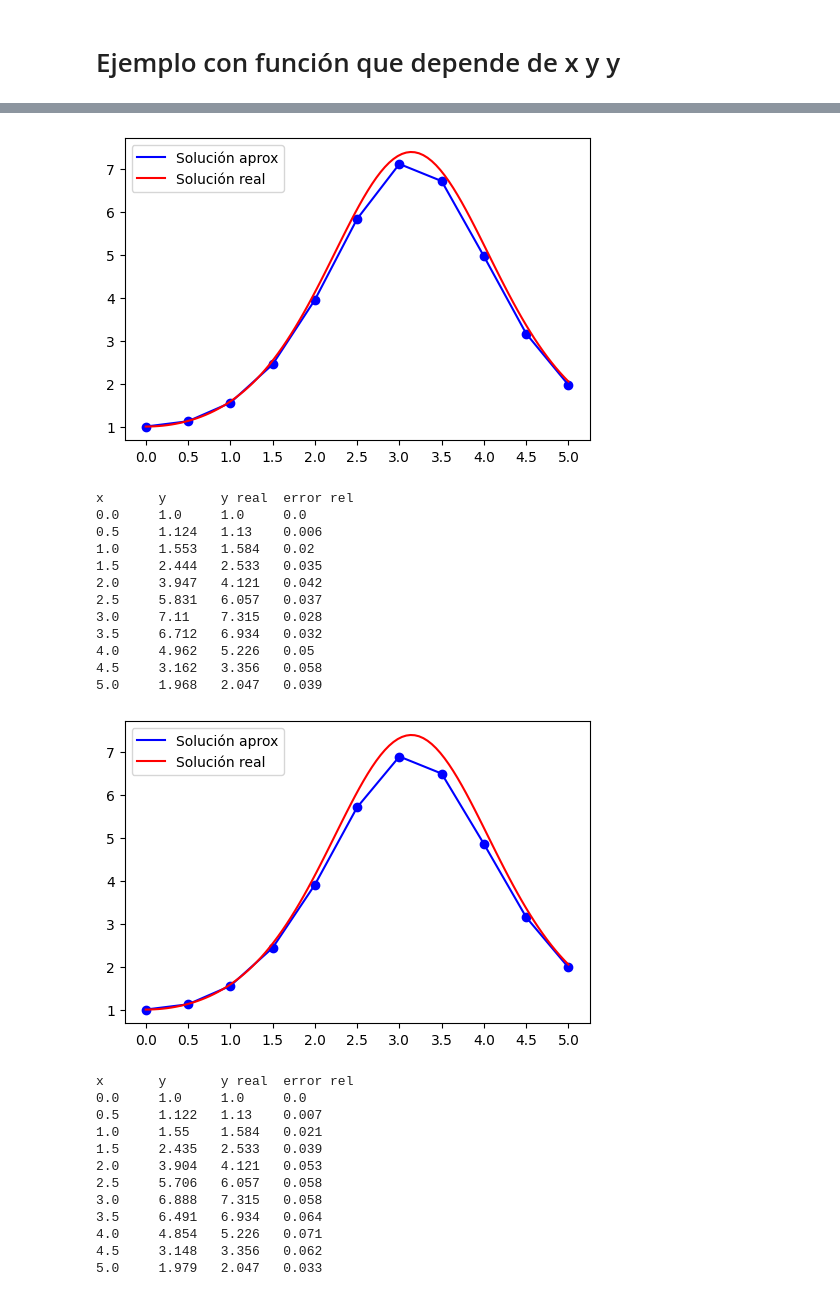
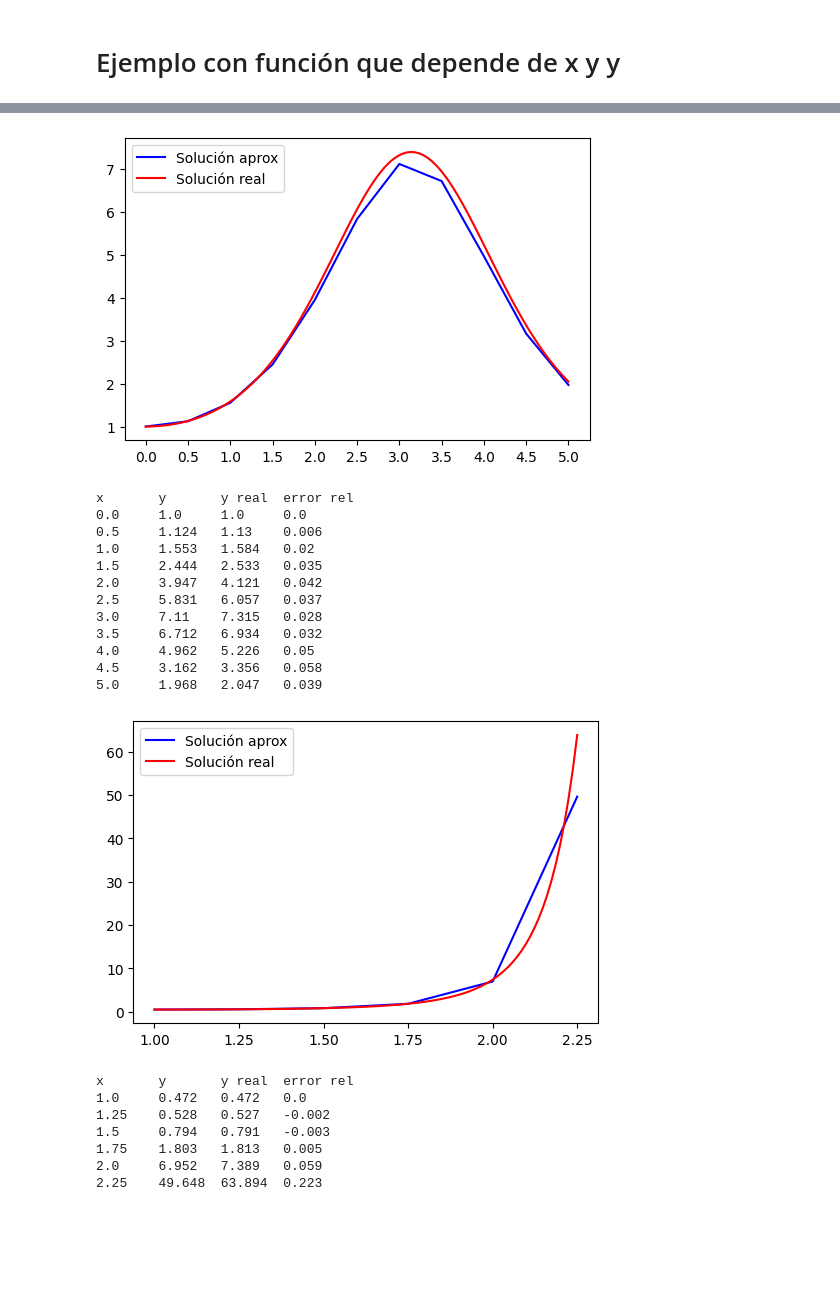
Before and after one commit to gmauricio-toledo/UNISON-teaching, a Jupyter notebook: EDO.ipynb, the cells around one changed output, grey strips where cells are left out. Drawn from its saved outputs; the diff is of its cells as text; code cells hidden in the pictures; blank space fills up the shorter version.

```diff
--- a/EDO.ipynb
+++ b/EDO.ipynb
@@ -138,7 +142,7 @@ x       y       y real  error rel
 # %%
 from edo import EulerEDO, load_example
 
-example = load_example(1)
+example = load_example(4)
 
 a = example['a']
 b = example['b']
@@ -148,10 +152,6 @@ sol = example['sol']
 x0 = example['x0']
 y0 = example['y0']
 
+print(f"a={a}, b={b}, h={h}")
 print(f"f(x,y)={example['function_f']}")
-
-solver = EulerEDO(f,sol=sol)
-solver.fit(a,b,h,x0,y0,method='Euler')
-solver.plot(plot_nodes=True)
-solver.table()
 # %% [output]
@@ -204,0 +174,5 @@ x       y       y real  error rel
+# %%
+solver = EulerEDO(f,sol=sol)
+solver.fit(a,b,h,x0,y0,method='Heun')
+solver.plot(plot_nodes=False)
+solver.table()
@@ -205,12 +199,10 @@ x       y       y real  error rel
 # %%
-from edo import EulerEDO
-
 solver = EulerEDO(f,sol=sol)
 solver.fit(a,b,h,x0,y0,method='Mid')
-solver.plot(plot_nodes=True)
+solver.plot(plot_nodes=False)
 solver.table()
 # %% [output]
-[figure, old version]
+[figure, new version]
 x       y       y real  error rel
 0.0     1.0     1.0     0.0
 0.5     1.124   1.13    0.006
@@ -224,24 +216,23 @@ x       y       y real  error rel
 4.5     3.162   3.356   0.058
 5.0     1.968   2.047   0.039
 # %%
-from edo import RungeKutta2
+from edo import RungeKutta
 
-solver = RungeKutta2(f=f,sol=sol,a2=2/3)
-solver.fit(a,b,h,x0,y0)
-solver.plot(plot_nodes=True)
+solver = RungeKutta(f=example['f'],
+                    sol=example['sol'],
+                    order=3)
+solver.fit(a,b,h,
+            example['x0'],
+            example['y0'])
+solver.plot(plot_nodes=False)
 solver.table()
 # %% [output]
-[figure, old version]
+[figure, new version]
 x       y       y real  error rel
-0.0     1.0     1.0     0.0
-0.5     1.122   1.13    0.007
-1.0     1.55    1.584   0.021
-1.5     2.435   2.533   0.039
-2.0     3.904   4.121   0.053
-2.5     5.706   6.057   0.058
-3.0     6.888   7.315   0.058
-3.5     6.491   6.934   0.064
-4.0     4.854   5.226   0.071
-4.5     3.148   3.356   0.062
-5.0     1.979   2.047   0.033
+1.0     0.472   0.472   0.0
+1.25    0.528   0.527   -0.002
+1.5     0.794   0.791   -0.003
+1.75    1.803   1.813   0.005
+2.0     6.952   7.389   0.059
+2.25    49.648  63.894  0.223
 # %%
```
Also changed, not shown: parts of 7 cells of this notebook, 1 other file.
